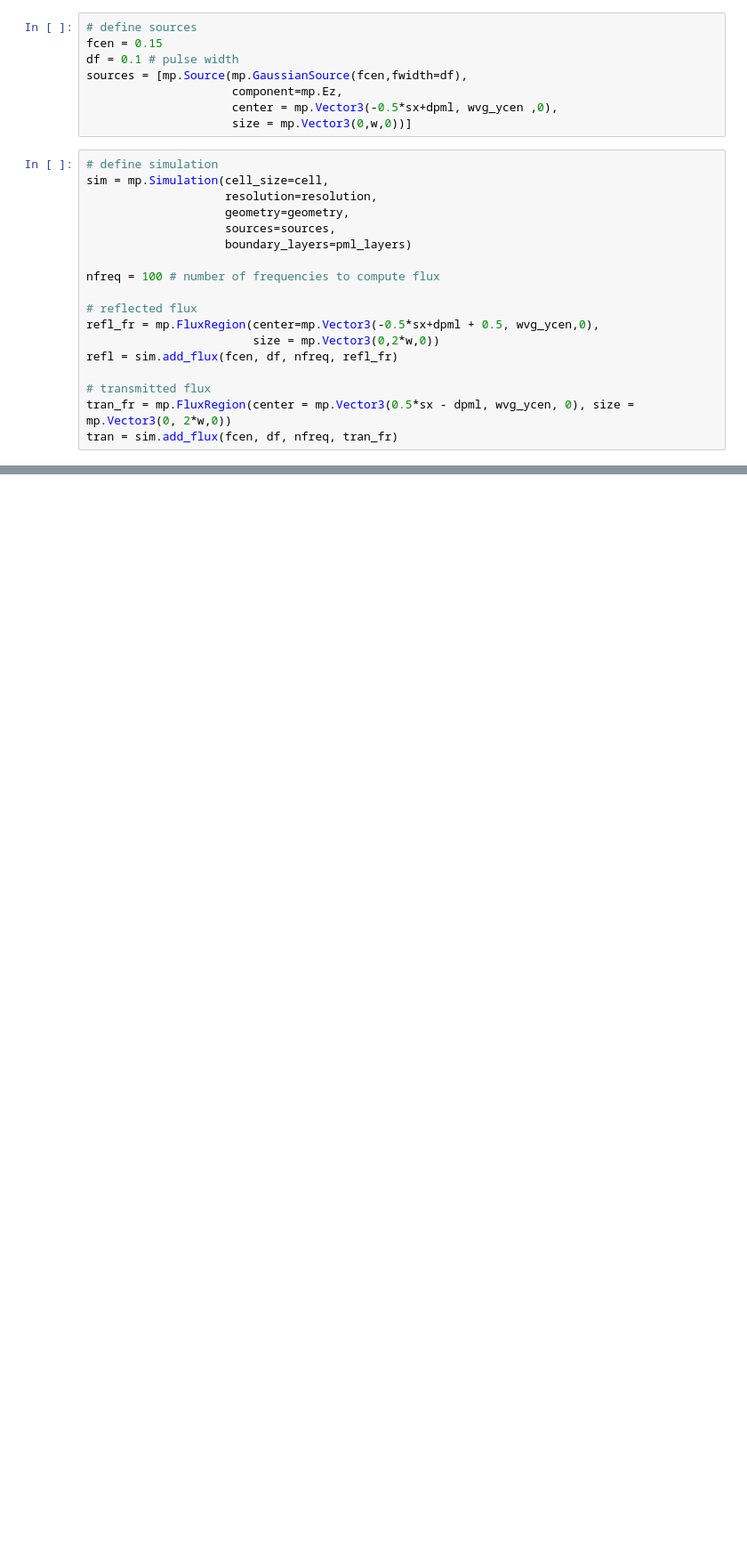
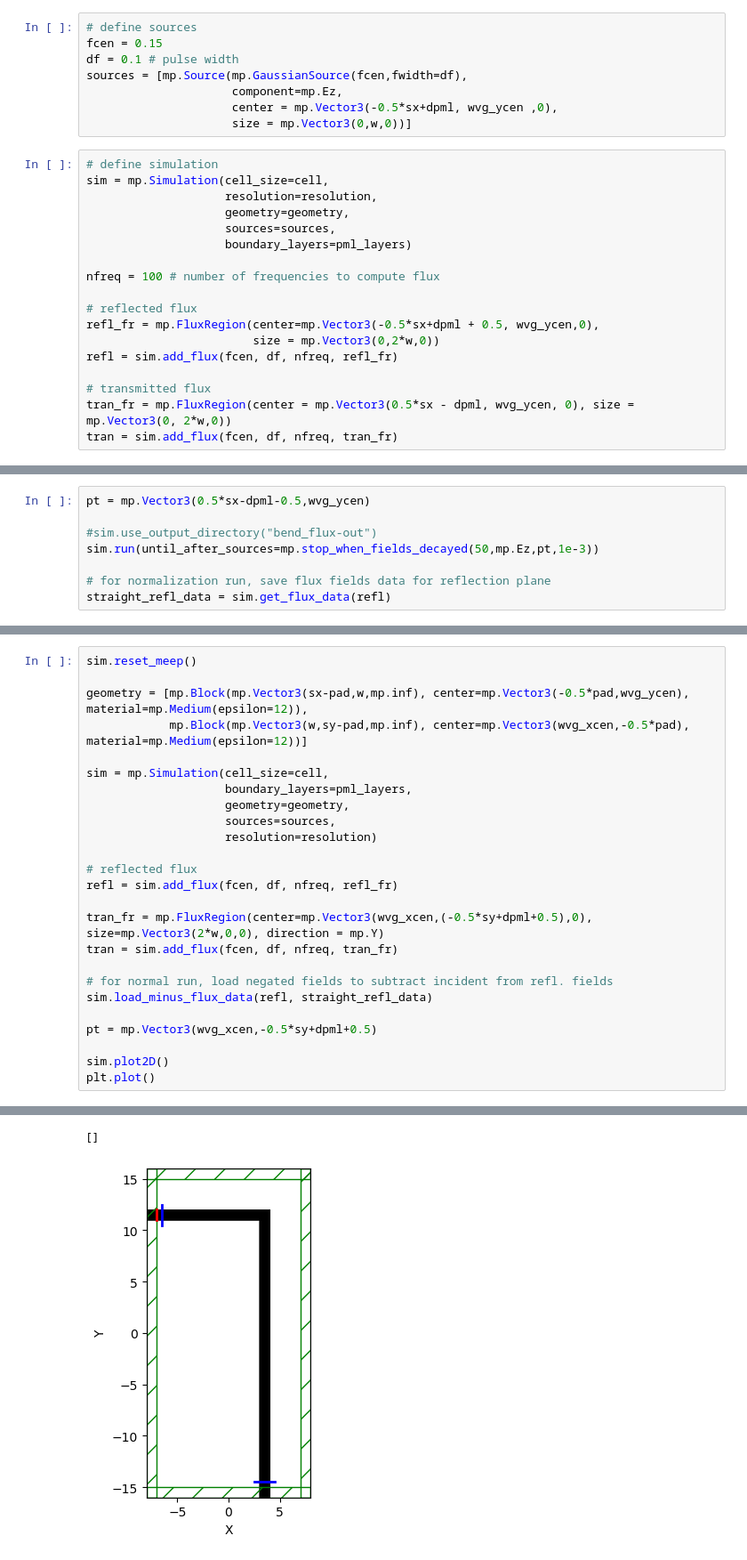
Before and after one commit to cahyadifelix/meep_stuff, a Jupyter notebook: Learning/bend_flux.ipynb, the cells around one changed output, grey strips where cells are left out. Shown: that part at 89% size. Cells and saved outputs as stored; diff of their text form; blank space fills up the shorter version.

Commit message:
corrected some bug in bend_flux.py

```diff
--- a/Learning/bend_flux.ipynb
+++ b/Learning/bend_flux.ipynb
@@ -55,0 +65,8 @@ tran = sim.add_flux(fcen, df, nfreq, tran_fr)
+# %%
+pt = mp.Vector3(0.5*sx-dpml-0.5,wvg_ycen)
+
+#sim.use_output_directory("bend_flux-out")
+sim.run(until_after_sources=mp.stop_when_fields_decayed(50,mp.Ez,pt,1e-3))
+
+# for normalization run, save flux fields data for reflection plane
+straight_refl_data = sim.get_flux_data(refl)
@@ -55,0 +93,26 @@ tran = sim.add_flux(fcen, df, nfreq, tran_fr)
+# %%
+sim.reset_meep()
+
+geometry = [mp.Block(mp.Vector3(sx-pad,w,mp.inf), center=mp.Vector3(-0.5*pad,wvg_ycen), material=mp.Medium(epsilon=12)),
+            mp.Block(mp.Vector3(w,sy-pad,mp.inf), center=mp.Vector3(wvg_xcen,-0.5*pad), material=mp.Medium(epsilon=12))]
+
+sim = mp.Simulation(cell_size=cell,
+                    boundary_layers=pml_layers,
+                    geometry=geometry,
+                    sources=sources,
+                    resolution=resolution)
+
+# reflected flux
+refl = sim.add_flux(fcen, df, nfreq, refl_fr)
+
+tran_fr = mp.FluxRegion(center=mp.Vector3(wvg_xcen,(-0.5*sy+dpml+0.5),0), size=mp.Vector3(2*w,0,0), direction = mp.Y)
+tran = sim.add_flux(fcen, df, nfreq, tran_fr)
+
+# for normal run, load negated fields to subtract incident from refl. fields
+sim.load_minus_flux_data(refl, straight_refl_data)
+
+pt = mp.Vector3(wvg_xcen,-0.5*sy+dpml+0.5)
+
+sim.plot2D()
+plt.plot()
+# %% [output]
@@ -55,0 +136,2 @@ tran = sim.add_flux(fcen, df, nfreq, tran_fr)
+[]
+[figure, added]
```
Also changed, not shown: parts of 7 cells of this notebook.
